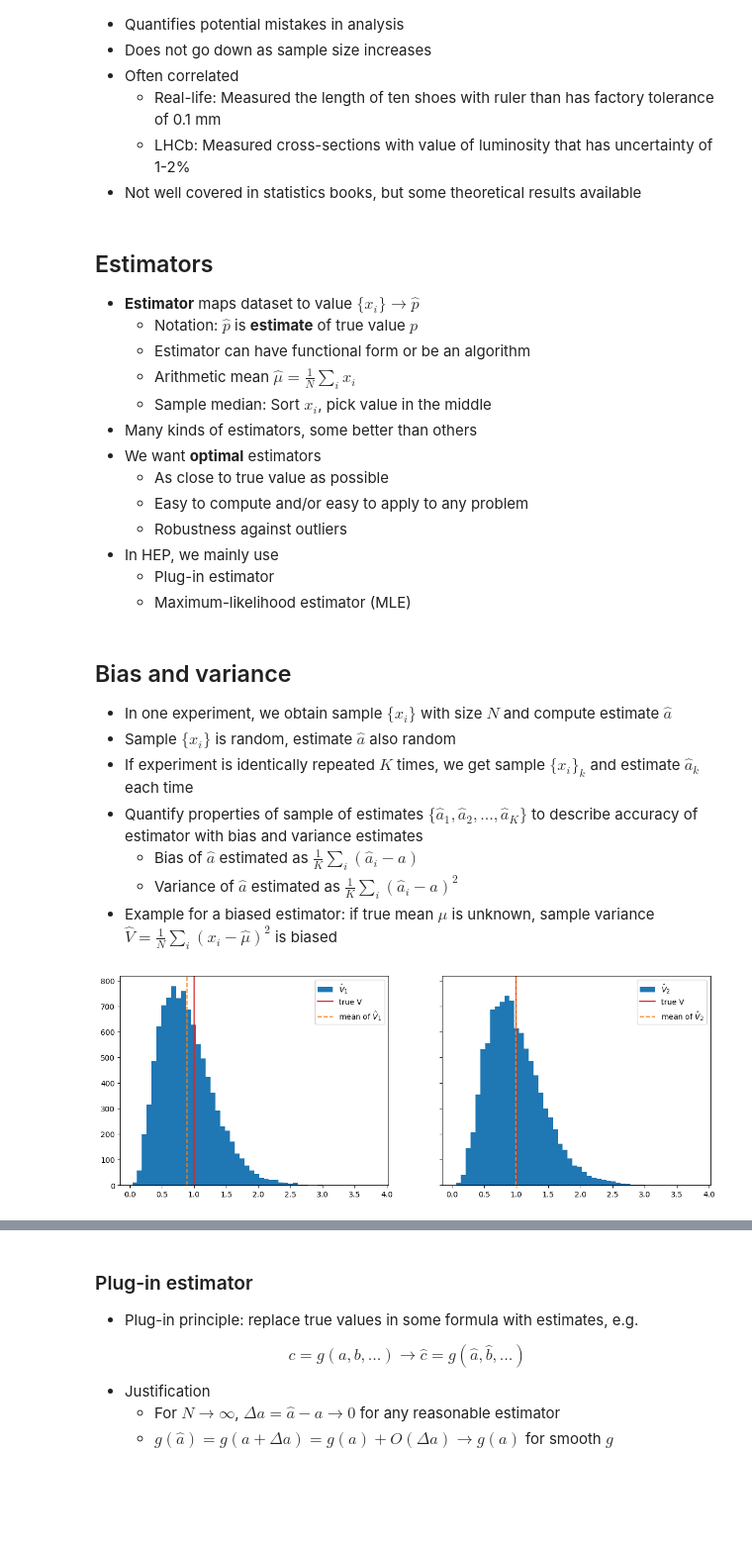
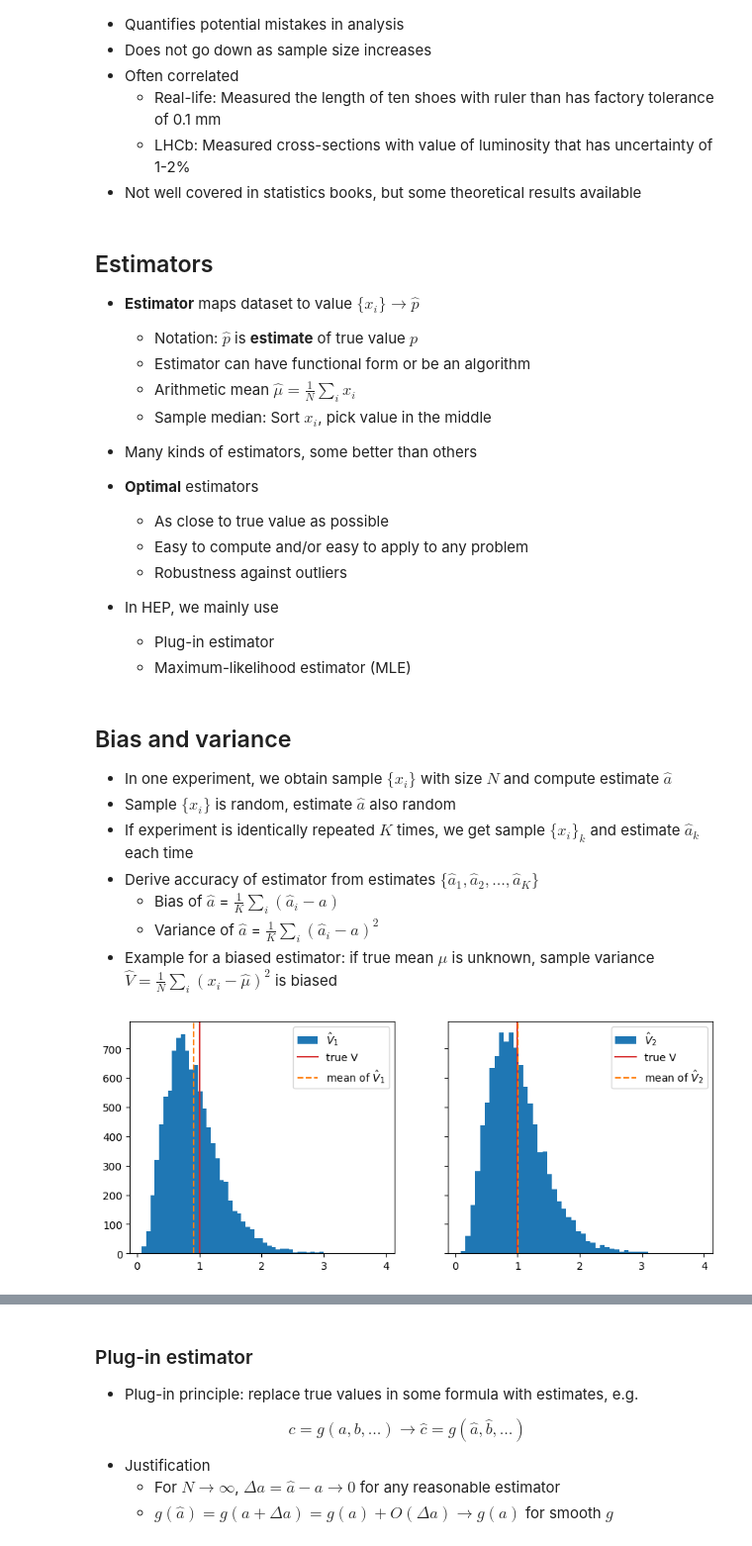
Before and after one commit to HDembinski/HDembinski.github.io, a Jupyter notebook: 2024_LHCb_Starterkit/lecture_2.ipynb, the cells around one changed output, grey strips where cells are left out. Shown at 99% size. Cells and saved outputs as stored; diff of their text form; code cells hidden in the pictures; blank space fills up the shorter version.

```diff
--- a/2024_LHCb_Starterkit/lecture_2.ipynb
+++ b/2024_LHCb_Starterkit/lecture_2.ipynb
@@ -56,11 +52,14 @@
     * Estimator can have functional form or be an algorithm
     * Arithmetic mean $\hat \mu = \frac 1N \sum_i x_i$
     * Sample median: Sort $x_i$, pick value in the middle
+
 * Many kinds of estimators, some better than others
-* We want **optimal** estimators
+
+* **Optimal** estimators
     * As close to true value as possible
     * Easy to compute and/or easy to apply to any problem
     * Robustness against outliers
+
 * In HEP, we mainly use
     * Plug-in estimator
     * Maximum-likelihood estimator (MLE)
@@ -70,40 +69,38 @@
 * In one experiment, we obtain sample $\{ x_i \}$ with size $N$ and compute estimate $\hat a$
 * Sample $\{ x_i \}$ is random, estimate $\hat a$ also random
 * If experiment is identically repeated $K$ times, we get sample $\{ x_i \}_k$ and estimate $\hat a_k$ each time
-* Quantify properties of sample of estimates $\{ \hat a_1, \hat a_2, \dots, \hat a_K \}$ to describe accuracy of estimator with bias and variance estimates
-    * Bias of $\hat a$ estimated as $\frac1K \sum_i (\hat a_i - a)$
-    * Variance of $\hat a$ estimated as $\frac1K\sum_i (\hat a_i - a)^2$
+* Derive accuracy of estimator from estimates $\{ \hat a_1, \hat a_2, \dots, \hat a_K \}$
+    * Bias of $\hat a$ = $\frac1K \sum_i (\hat a_i - a)$
+    * Variance of $\hat a$ = $\frac1K\sum_i (\hat a_i - a)^2$
 * Example for a biased estimator: if true mean $\mu$ is unknown, sample variance $\hat V = \frac1N\sum_i (x_i - \hat\mu)^2$ is biased
 # %%
 from matplotlib import pyplot as plt
 import numpy as np
-from scipy.stats import norm
 
-# true values and distribution
-mu, sigma = 1, 1
-dist = norm(mu, sigma)
+mu = 1
+sigma = 1
 
 N = 10
 K = 10000
 var_1, var_2 = [], []
 for k in range(K):
-    sample = dist.rvs(size=N, random_state=k+1)
-    hat_mu = np.mean(sample)
-    v1 = np.mean((sample - np.mean(sample)) ** 2)
-    v2 = np.mean((sample - mu) ** 2)
+    rng = np.random.default_rng(seed=k)
+    x_k = rng.normal(mu, sigma, size=N)
+    hat_mu_k = np.mean(x_k)
+    v1 = np.mean((x_k - hat_mu_k) ** 2)
+    v2 = np.mean((x_k - mu) ** 2)
     var_1.append(v1)
     var_2.append(v2)
 # %%
-mu, sigma = dist.stats()
-fig, ax = plt.subplots(1, 2, sharex=True, sharey=True, figsize=(14, 5))
+fig, ax = plt.subplots(1, 2, sharex=True, sharey=True, figsize=(10, 4))
 ax[0].hist(var_1, bins=50, label="$\hat V_1$");
 ax[1].hist(var_2, bins=50, label="$\hat V_2$");
 for axi in ax:
     axi.axvline(sigma ** 2, color="C3", label="true V")
 ax[0].axvline(np.mean(var_1), color="C1", ls="--", label="mean of $\hat V_1$")
 ax[1].axvline(np.mean(var_2), color="C1", ls="--", label="mean of $\hat V_2$")
 for axi in ax:
     axi.legend()
 # %% [output]
-[figure, old version]
+[figure, new version]
 # %% [markdown]
```
Also changed, not shown: parts of 31 cells of this notebook.
